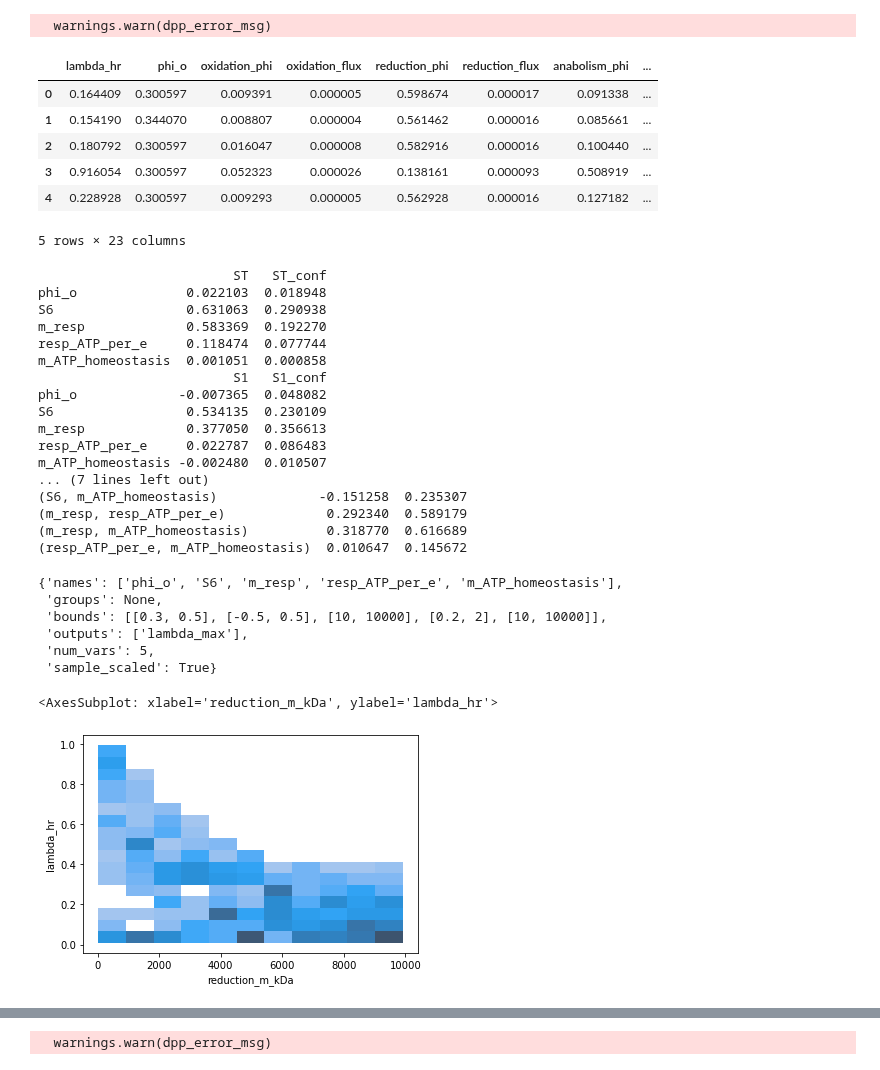
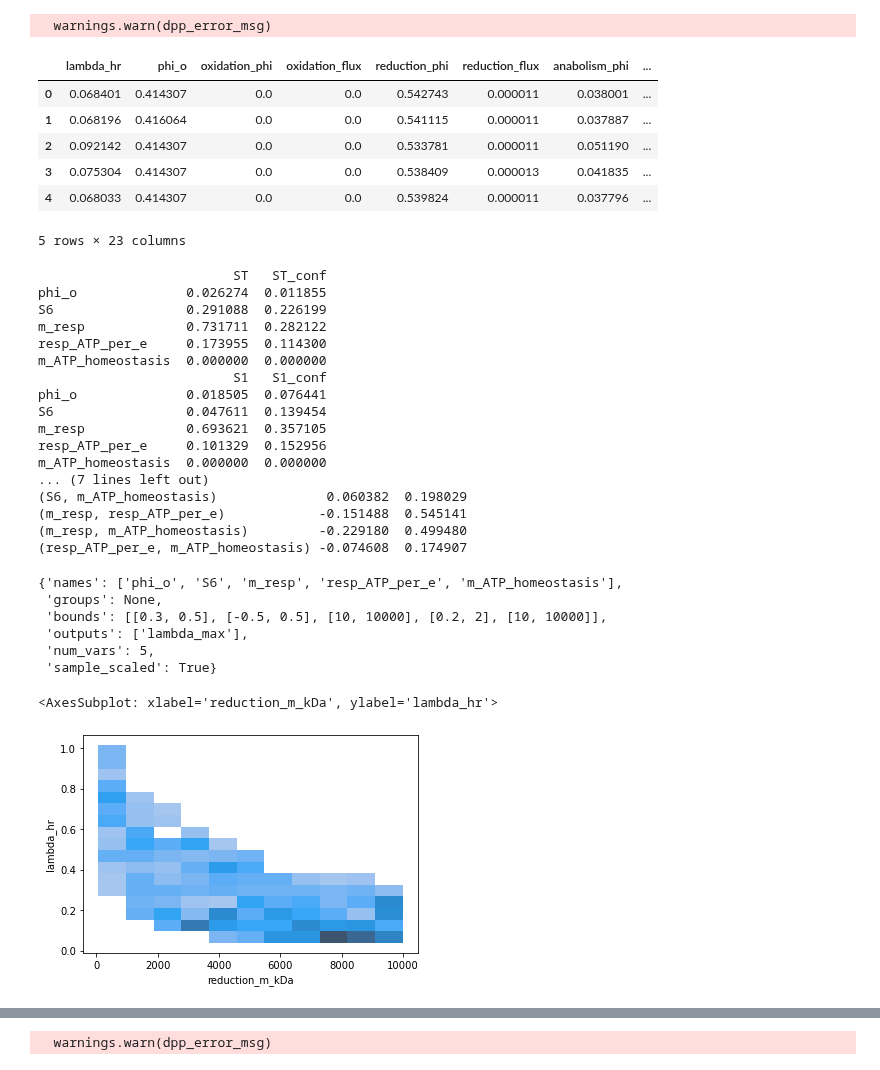
Before and after one commit to flamholz/redox-proteome, a Jupyter notebook: notebooks/LinearizedRespModel.ipynb, the cells around one changed output, grey strips where cells are left out. Saved outputs shown, nothing was run; the diff lists cells and outputs as text; code cells hidden in the pictures.

```diff
--- a/notebooks/LinearizedRespModel.ipynb
+++ b/notebooks/LinearizedRespModel.ipynb
@@ -42,5 +61,5 @@ p.value
 # %%
-p = lam.max_anabolic_rate_problem(min_phi_o=0.4, max_lambda_hr=0.1)
+p = lam.max_anabolic_rate_problem(phi_o=0.4, max_lambda_hr=0.1)
 lambdas = np.arange(0.1, 1.501, 0.01)
 results = []
 
@@ -53,6 +72,5 @@ for lam_val in lambdas:
 
 phi_df = pd.DataFrame(results)
 phi_df['max_lambda_hr'] = lambdas
-phi_df.set_index('lambda_hr', inplace=True)
 phi_df.head()
 # %% [output]
@@ -103,59 +111,59 @@ phi_df[phi_cols]
 # %%
 # Use the SAlib tools to generate parameters for a sensitivity analysis
 ps = ProblemSpec({
         "names": ["phi_o", "S6", "m_resp", "resp_ATP_per_e", "m_ATP_homeostasis"],
         "groups": None,
         "bounds": [[0.3, 0.5], [-0.5, 0.5], [10, 10000], [0.2, 2], [10, 10000],],
         "outputs": ["lambda_max"],
     })
 ps.sample_sobol(64)
 
 results = []
 
 for phi_o, s6, m_resp, atp_per_e, m_homeo in ps.samples:
     lam.set_S6(s6)
     lam.set_process_mass('reduction', m_resp)
-    lam.set_process_mass('ATP_homeostasis', m_homeo)
+    #lam.set_process_mass('ATP_homeostasis', m_homeo)
     lam.set_ATP_yield('reduction', atp_per_e)
     max_lam, opt_prob = lam.maximize_lambda(phi_o=phi_o)
 
     d = lam.solution_as_dict(opt_prob)
     d.update(lam.model_as_dict())
     d['resp_ATP_per_e'] = atp_per_e
     results.append(d)
 
 res_df = pd.DataFrame(results)
 res_df.head()
 # %% [output]
   warnings.warn(dpp_error_msg)
 |  | lambda_hr | phi_o | oxidation_phi | oxidation_flux | reduction_phi | reduction_flux | anabolism_phi | ... |
-| 0 | 0.164409 | 0.300597 | 0.009391 | 0.000005 | 0.598674 | 0.000017 | 0.091338 | ... |
-| 1 | 0.154190 | 0.344070 | 0.008807 | 0.000004 | 0.561462 | 0.000016 | 0.085661 | ... |
-| 2 | 0.180792 | 0.300597 | 0.016047 | 0.000008 | 0.582916 | 0.000016 | 0.100440 | ... |
-| 3 | 0.916054 | 0.300597 | 0.052323 | 0.000026 | 0.138161 | 0.000093 | 0.508919 | ... |
-| 4 | 0.228928 | 0.300597 | 0.009293 | 0.000005 | 0.562928 | 0.000016 | 0.127182 | ... |
+| 0 | 0.068401 | 0.414307 | 0.0 | 0.0 | 0.542743 | 0.000011 | 0.038001 | ... |
+| 1 | 0.068196 | 0.416064 | 0.0 | 0.0 | 0.541115 | 0.000011 | 0.037887 | ... |
+| 2 | 0.092142 | 0.414307 | 0.0 | 0.0 | 0.533781 | 0.000011 | 0.051190 | ... |
+| 3 | 0.075304 | 0.414307 | 0.0 | 0.0 | 0.538409 | 0.000013 | 0.041835 | ... |
+| 4 | 0.068033 | 0.414307 | 0.0 | 0.0 | 0.539824 | 0.000011 | 0.037796 | ... |
 5 rows × 23 columns
 # %%
 ps.set_results(res_df.lambda_hr.values)
 ps.analyze_sobol(print_to_console=True, calc_second_order=True)
 # %% [output]
                          ST   ST_conf
-phi_o              0.022103  0.018948
-S6                 0.631063  0.290938
-m_resp             0.583369  0.192270
-resp_ATP_per_e     0.118474  0.077744
-m_ATP_homeostasis  0.001051  0.000858
+phi_o              0.026274  0.011855
+S6                 0.291088  0.226199
+m_resp             0.731711  0.282122
+resp_ATP_per_e     0.173955  0.114300
+m_ATP_homeostasis  0.000000  0.000000
                          S1   S1_conf
-phi_o             -0.007365  0.048082
-S6                 0.534135  0.230109
-m_resp             0.377050  0.356613
-resp_ATP_per_e     0.022787  0.086483
-m_ATP_homeostasis -0.002480  0.010507
+phi_o              0.018505  0.076441
+S6                 0.047611  0.139454
+m_resp             0.693621  0.357105
+resp_ATP_per_e     0.101329  0.152956
+m_ATP_homeostasis  0.000000  0.000000
 ... (7 lines left out)
-(S6, m_ATP_homeostasis)             -0.151258  0.235307
-(m_resp, resp_ATP_per_e)             0.292340  0.589179
-(m_resp, m_ATP_homeostasis)          0.318770  0.616689
-(resp_ATP_per_e, m_ATP_homeostasis)  0.010647  0.145672
+(S6, m_ATP_homeostasis)              0.060382  0.198029
+(m_resp, resp_ATP_per_e)            -0.151488  0.545141
+(m_resp, m_ATP_homeostasis)         -0.229180  0.499480
+(resp_ATP_per_e, m_ATP_homeostasis) -0.074608  0.174907
 {'names': ['phi_o', 'S6', 'm_resp', 'resp_ATP_per_e', 'm_ATP_homeostasis'],
  'groups': None,
  'bounds': [[0.3, 0.5], [-0.5, 0.5], [10, 10000], [0.2, 2], [10, 10000]],
@@ -166,4 +174,4 @@ m_ATP_homeostasis -0.002480  0.010507
 sns.histplot(data=res_df, y='lambda_hr', x='reduction_m_kDa', legend=False)
 # %% [output]
 <AxesSubplot: xlabel='reduction_m_kDa', ylabel='lambda_hr'>
-[figure, old version]
+[figure, new version]
```
Also changed, not shown: parts of 10 cells of this notebook.
